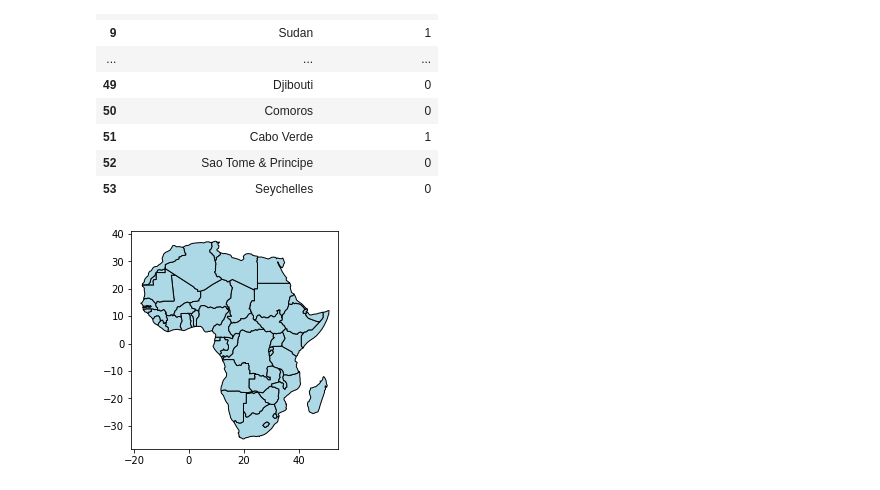
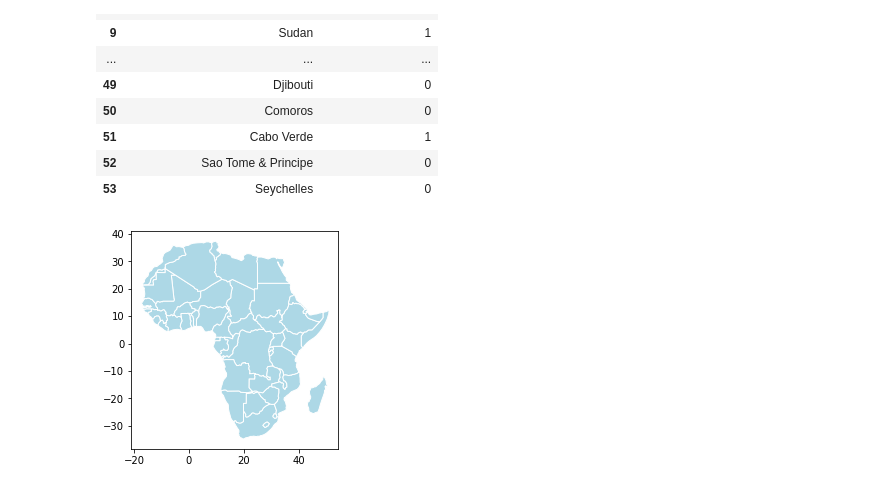
Before and after one commit to UmuhireJessie/CE_ArticlesAfrica, a Jupyter notebook: articles_in_africa.ipynb, the cells around one changed output. Drawn from its saved outputs; the diff is of its cells as text; code cells hidden in the pictures.

```diff
--- a/articles_in_africa.ipynb
+++ b/articles_in_africa.ipynb
@@ -46,10 +46,10 @@ world_data = gpd.read_file(gpd.datasets.get_path('naturalearth_lowres'))
 # %%
 #plot africa map to check if we were able to retrieve it
 
 axis = world_data[world_data.continent == 'Africa'].plot(
-color = 'lightblue', edgecolor = 'black')
+color = 'lightblue', edgecolor = 'white')
 # %% [output]
-[figure, old version]
+[figure, new version]
 # %%
 #setting images to be shown in the new tab for the notebook not be overloaded with the space of images
 
```
Also changed, not shown: parts of 4 cells of this notebook.
